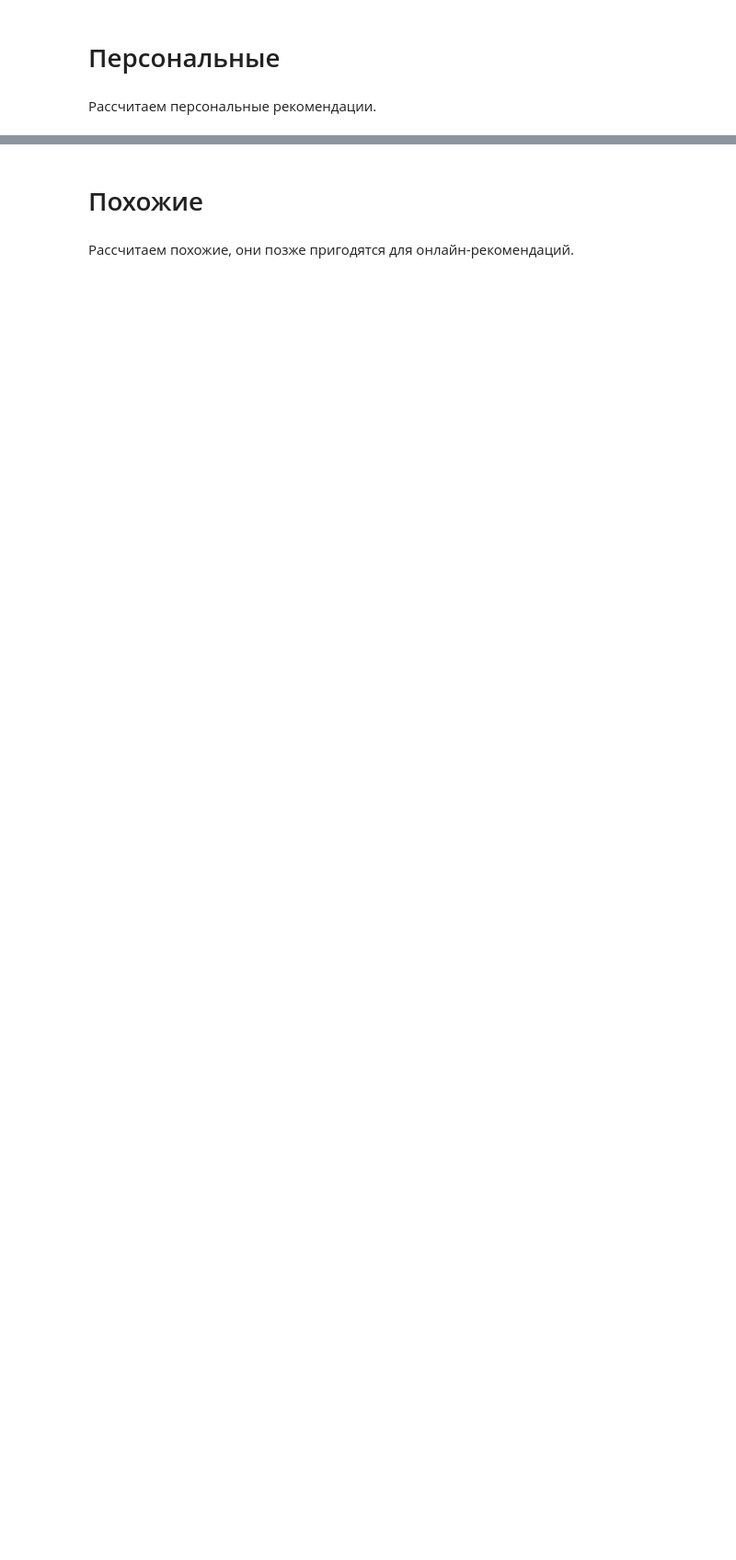
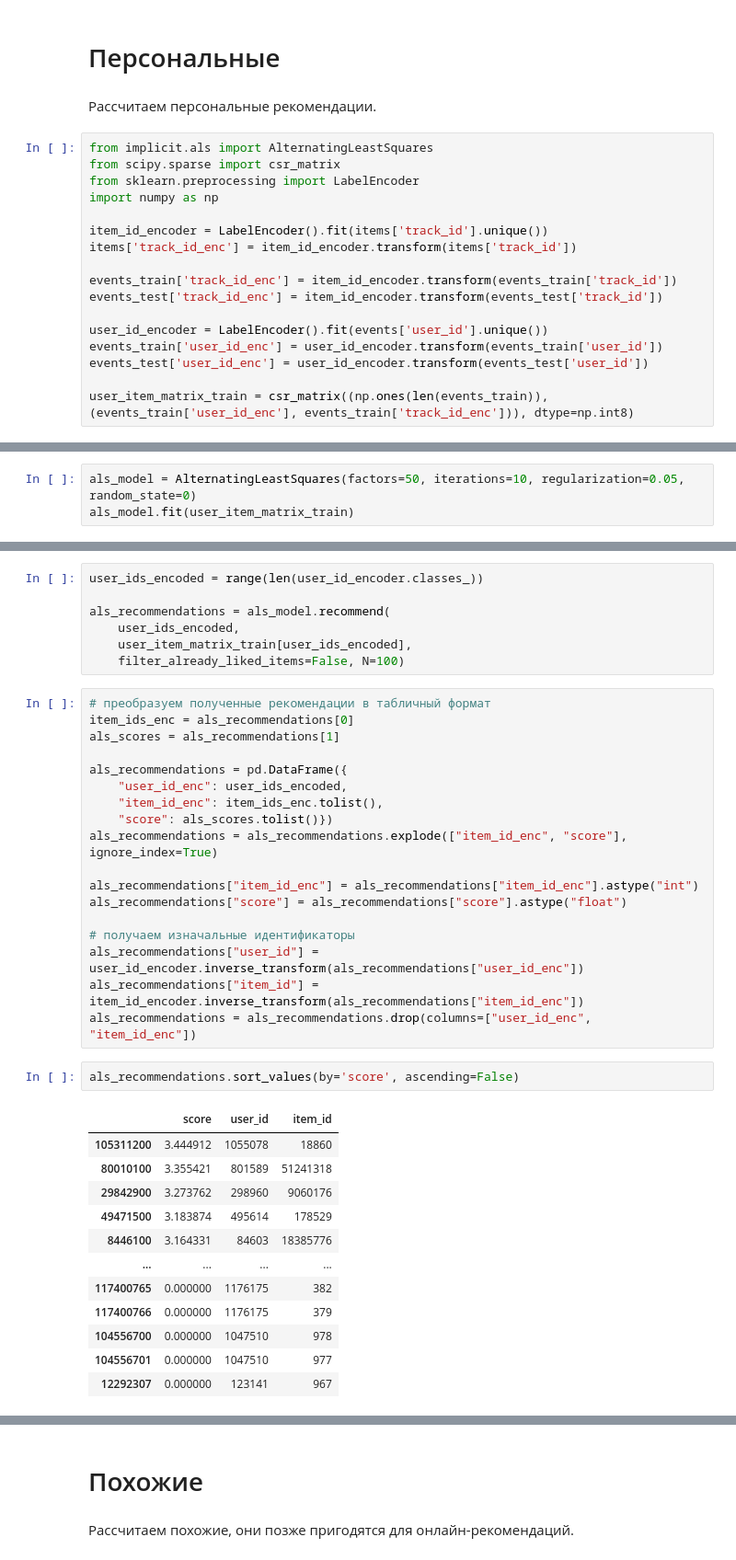
Before and after one commit to koranevskiy/mle-project-sprint-4-v001, a Jupyter notebook: recommendations.ipynb, the cells around one changed output, grey strips where cells are left out. Shown at 92% size. Cells and saved outputs as stored; diff of their text form; blank space fills up the shorter version.

```diff
--- a/recommendations.ipynb
+++ b/recommendations.ipynb
@@ -634,3 +700,19 @@ Error:
 # %% [markdown]
 Рассчитаем персональные рекомендации.
 # %%
+from implicit.als import AlternatingLeastSquares
+from scipy.sparse import csr_matrix
+from sklearn.preprocessing import LabelEncoder
+import numpy as np
+
+item_id_encoder = LabelEncoder().fit(items['track_id'].unique())
+items['track_id_enc'] = item_id_encoder.transform(items['track_id'])
+
+events_train['track_id_enc'] = item_id_encoder.transform(events_train['track_id'])
+events_test['track_id_enc'] = item_id_encoder.transform(events_test['track_id'])
+
+user_id_encoder = LabelEncoder().fit(events['user_id'].unique())
+events_train['user_id_enc'] = user_id_encoder.transform(events_train['user_id'])
+events_test['user_id_enc'] = user_id_encoder.transform(events_test['user_id'])
+
+user_item_matrix_train = csr_matrix((np.ones(len(events_train)), (events_train['user_id_enc'], events_train['track_id_enc'])), dtype=np.int8)
@@ -640 +719,3 @@ Error:
 # %%
+als_model = AlternatingLeastSquares(factors=50, iterations=10, regularization=0.05, random_state=0)
+als_model.fit(user_item_matrix_train)
@@ -643,0 +722,40 @@ Error:
+# %%
+user_ids_encoded = range(len(user_id_encoder.classes_))
+
+als_recommendations = als_model.recommend(
+    user_ids_encoded,
+    user_item_matrix_train[user_ids_encoded],
+    filter_already_liked_items=False, N=100)
+# %%
+# преобразуем полученные рекомендации в табличный формат
+item_ids_enc = als_recommendations[0]
+als_scores = als_recommendations[1]
+
+als_recommendations = pd.DataFrame({
+    "user_id_enc": user_ids_encoded,
+    "item_id_enc": item_ids_enc.tolist(),
+    "score": als_scores.tolist()})
+als_recommendations = als_recommendations.explode(["item_id_enc", "score"], ignore_index=True)
+
+als_recommendations["item_id_enc"] = als_recommendations["item_id_enc"].astype("int")
+als_recommendations["score"] = als_recommendations["score"].astype("float")
+
+# получаем изначальные идентификаторы
+als_recommendations["user_id"] = user_id_encoder.inverse_transform(als_recommendations["user_id_enc"])
+als_recommendations["item_id"] = item_id_encoder.inverse_transform(als_recommendations["item_id_enc"])
+als_recommendations = als_recommendations.drop(columns=["user_id_enc", "item_id_enc"])
+# %%
+als_recommendations.sort_values(by='score', ascending=False)
+# %% [output]
+|  | score | user_id | item_id |
+| 105311200 | 3.444912 | 1055078 | 18860 |
+| 80010100 | 3.355421 | 801589 | 51241318 |
+| 29842900 | 3.273762 | 298960 | 9060176 |
+| 49471500 | 3.183874 | 495614 | 178529 |
+| 8446100 | 3.164331 | 84603 | 18385776 |
+| ... | ... | ... | ... |
+| 117400765 | 0.000000 | 1176175 | 382 |
+| 117400766 | 0.000000 | 1176175 | 379 |
+| 104556700 | 0.000000 | 1047510 | 978 |
+| 104556701 | 0.000000 | 1047510 | 977 |
+| 12292307 | 0.000000 | 123141 | 967 |
```
Also changed, not shown: parts of 41 cells of this notebook, 5 other files.
